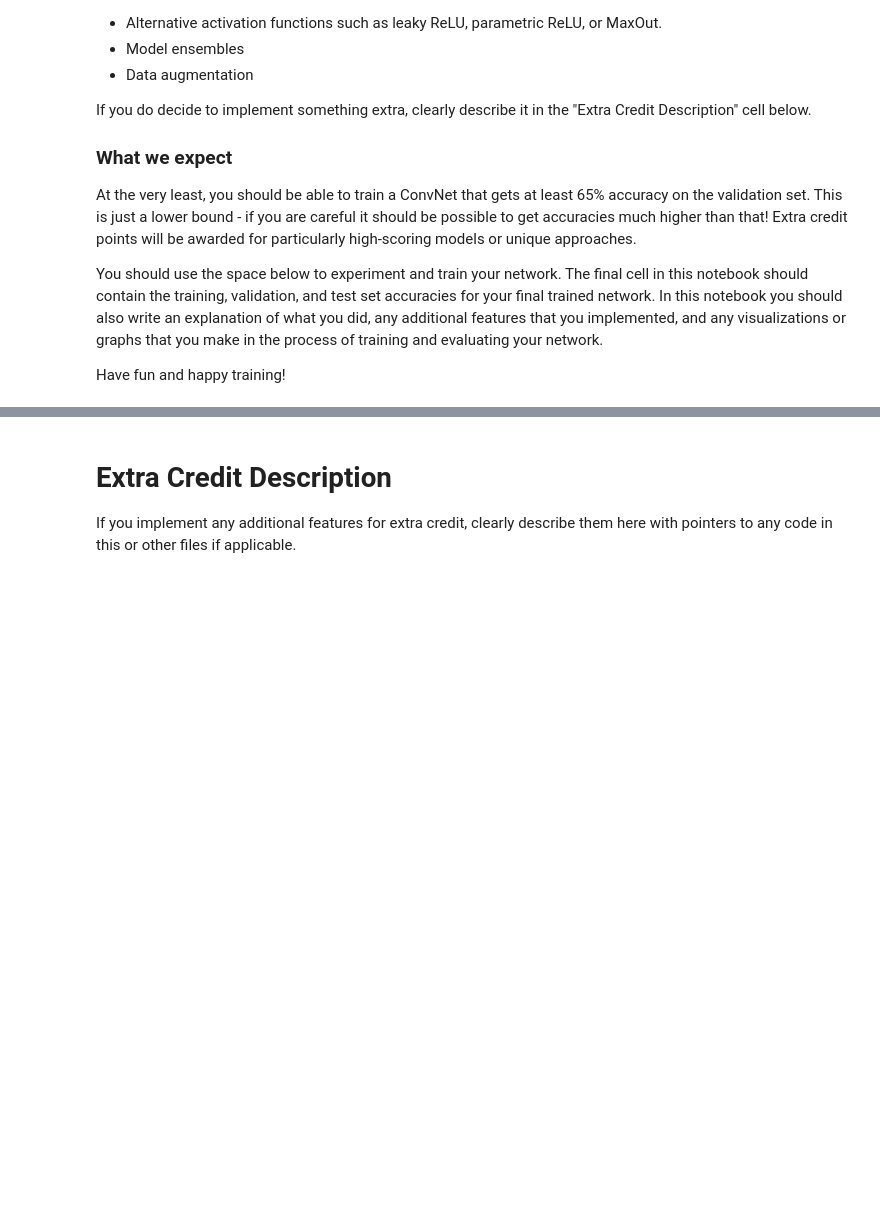
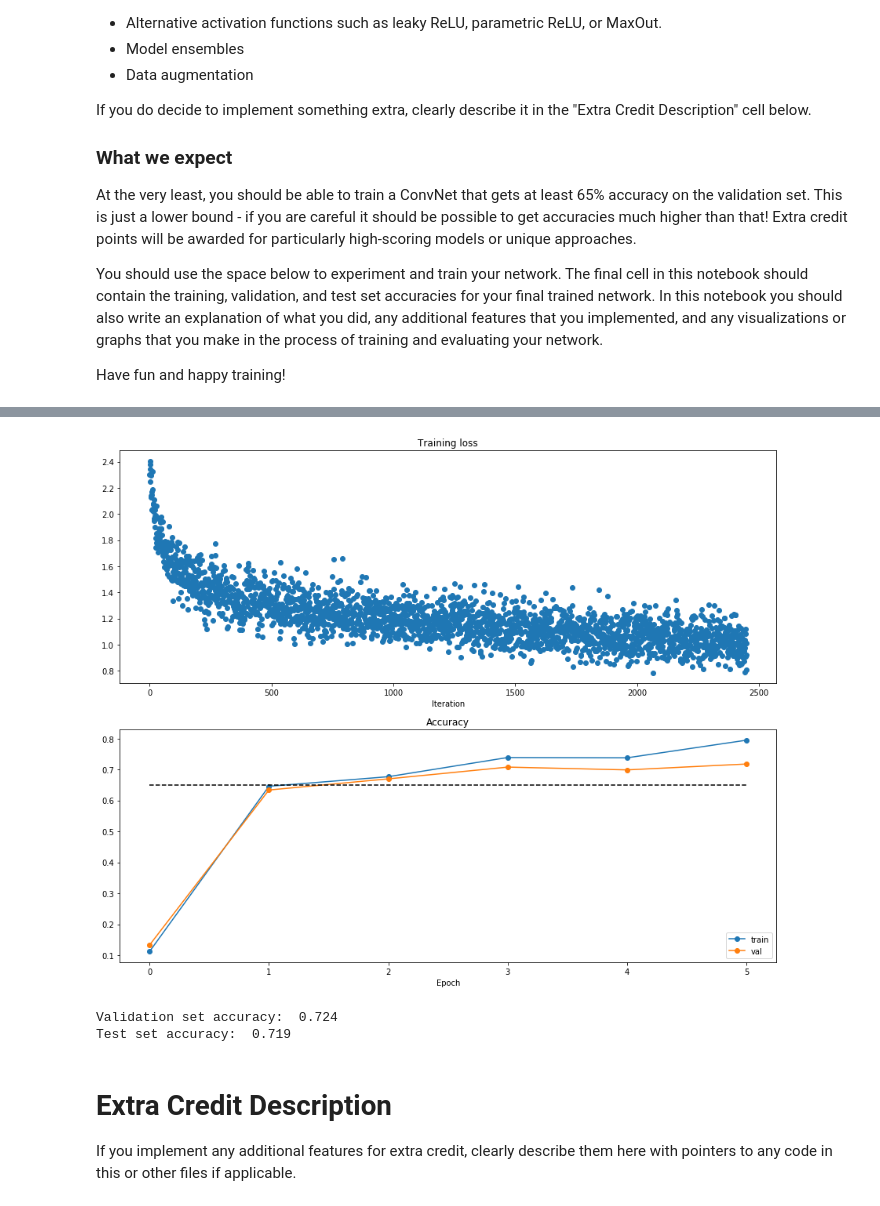
Before and after one commit to Michaelvll/Deep-Learning-Course-2018, a Jupyter notebook: dl_assignment2/ConvolutionalNetworks.ipynb, the cells around one changed output, grey strips where cells are left out. Cells and saved outputs as stored; diff of their text form; code cells hidden in the pictures; blank space fills up the shorter version.

```diff
--- a/dl_assignment2/ConvolutionalNetworks.ipynb
+++ b/dl_assignment2/ConvolutionalNetworks.ipynb
@@ -684,18 +684,19 @@ Have fun and happy training!
 # %%
 # Train a really good model on CIFAR-10
 from cs231n.classifiers.convnet import *
-num_filters = [32]
-filter_sizes = [7]
+num_filters = [8, 32, 128]
+filter_sizes = [3, 3, 3]
 hidden_dims = [500]
 model = AffineEndCNN(weight_scale=1e-3, num_filters=num_filters,
-                     filter_sizes=filter_sizes, hidden_dims=hidden_dims, reg=1e-3, use_batchnorm=False)
+                     filter_sizes=filter_sizes, hidden_dims=hidden_dims, reg=1e-3, use_batchnorm=True, use_affine_batchnorm_relu=True)
 
 solver = Solver(model, data,
-                num_epochs=1, batch_size=50,
+                num_epochs=5, batch_size=100,
                 update_rule='adam',
                 optim_config={
-                  'learning_rate': 1e-3,
-                },
+                  'learning_rate': 3e-3,
+                }, lr_decay=0.99,
                 verbose=True, print_every=20)
 solver.train()
+best_solver = solver
 # %% [output]
@@ -706,3 +720,30 @@ solver.train()
+# %%
+# Run this cell to visualize training loss and train / val accuracy
+
+plt.subplot(2, 1, 1)
+plt.title('Training loss')
+plt.plot(best_solver.loss_history, 'o')
+plt.xlabel('Iteration')
+
+plt.subplot(2, 1, 2)
+plt.title('Accuracy')
+plt.plot(best_solver.train_acc_history, '-o', label='train')
+plt.plot(best_solver.val_acc_history, '-o', label='val')
+plt.plot([0.65] * len(best_solver.val_acc_history), 'k--')
+plt.xlabel('Epoch')
+plt.legend(loc='lower right')
+plt.gcf().set_size_inches(15, 12)
+plt.show()
+# %% [output]
+[figure, added]
+# %%
+y_test_pred = np.argmax(best_solver.model.loss(data['X_test']), axis=1)
+y_val_pred = np.argmax(best_solver.model.loss(data['X_val']), axis=1)
+print 'Validation set accuracy: ', (y_val_pred == data['y_val']).mean()
+print 'Test set accuracy: ', (y_test_pred == data['y_test']).mean()
+# %% [output]
+Validation set accuracy:  0.724
+Test set accuracy:  0.719
 # %% [markdown]
 # Extra Credit Description
 If you implement any additional features for extra credit, clearly describe them here with pointers to any code in this or other files if applicable.
```
Also changed, not shown: parts of 1 cell of this notebook, 1 other file.
